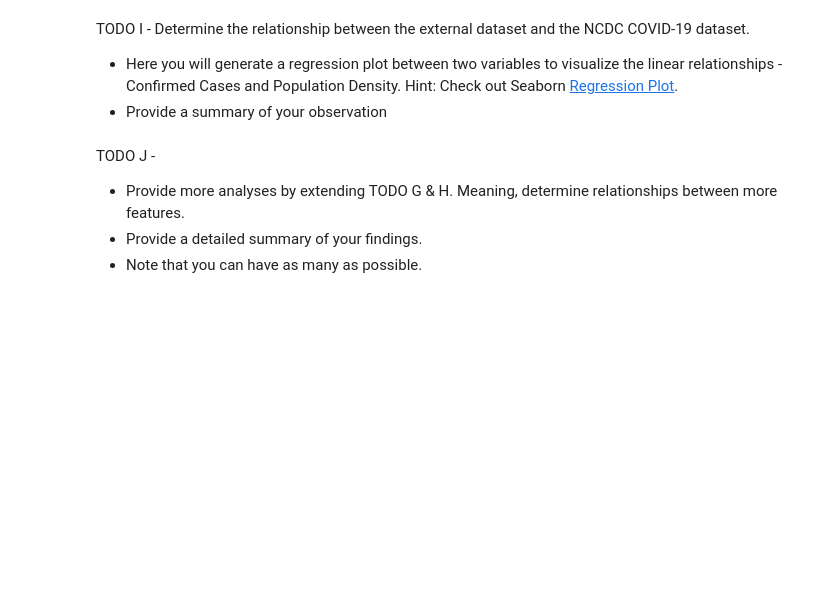
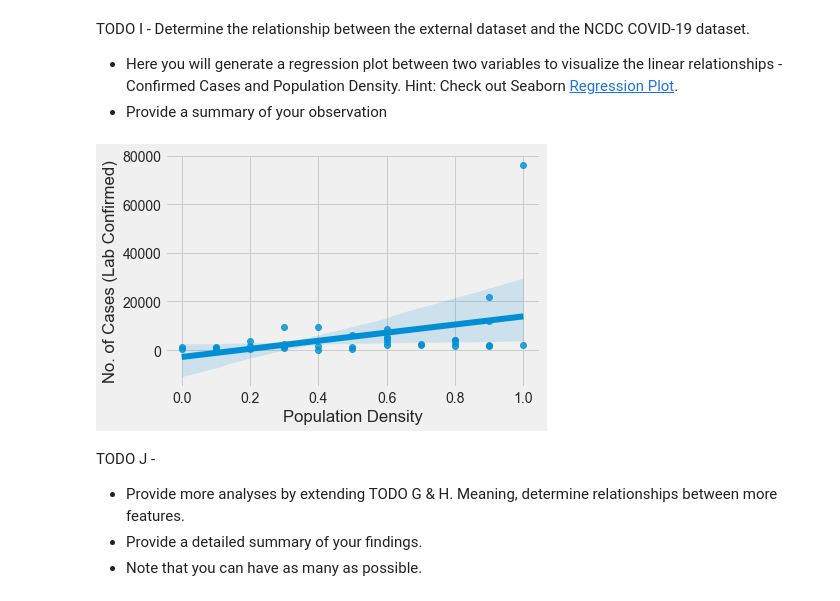
Before and after one commit to geoafrikana/Nigeria-COVID-19-Data-Analysis-Using-Python, a Jupyter notebook: covidproject.ipynb, the cells around one changed output. Cells and saved outputs as stored; diff of their text form; code cells hidden in the pictures; blank space fills up the shorter version.

```diff
--- a/covidproject.ipynb
+++ b/covidproject.ipynb
@@ -606,6 +674,10 @@ TODO I - Determine the relationship between the external dataset and the NCDC CO
 * Here you will generate a regression plot between two variables to visualize the linear relationships - Confirmed Cases and Population Density.
 Hint: Check out Seaborn [Regression Plot](https://seaborn.pydata.org/generated/seaborn.regplot.html).
 * Provide a summary of your observation
+# %%
+ax = sns.regplot(y="No. of Cases (Lab Confirmed)", x="Population Density", data=ncdc_external)
+# %% [output]
+[figure, added]
 # %% [markdown]
 TODO J -
 * Provide more analyses by extending TODO G & H. Meaning, determine relationships between more features.
```
Also changed, not shown: parts of 35 cells of this notebook, 1 other file.
